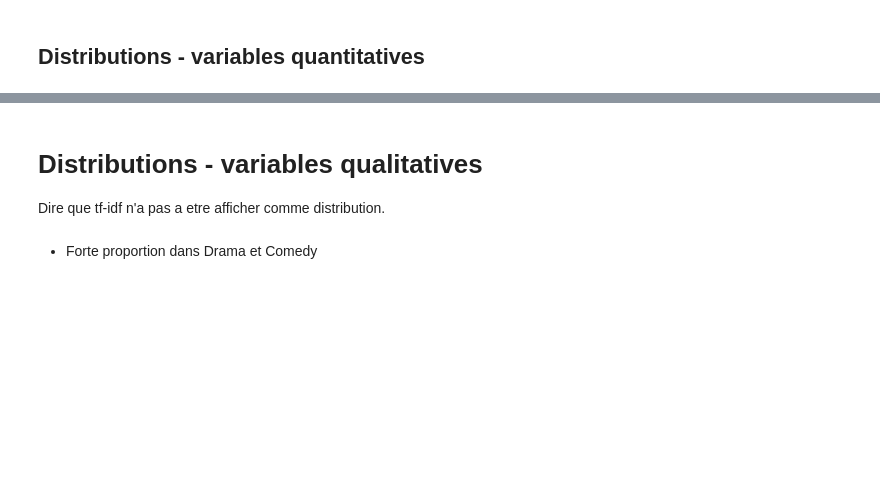
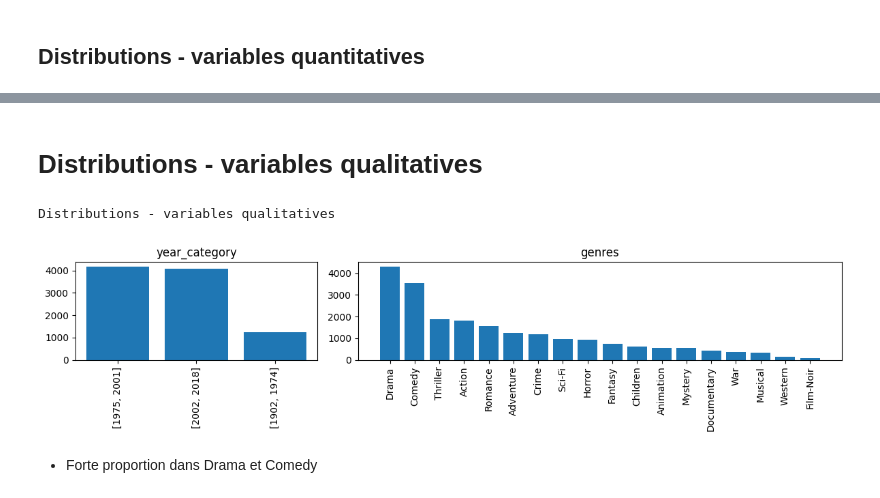
Before and after one commit to jfgagnon00/MovieLens, a Jupyter notebook: A58.ipynb, the cells around one changed output, grey strips where cells are left out. Cells and saved outputs as stored; diff of their text form; code cells hidden in the pictures; blank space fills up the shorter version.

```diff
--- a/A58.ipynb
+++ b/A58.ipynb
@@ -143,29 +246,29 @@ Dire qu'on prend **year_boxcox_std**
 # %% [markdown]
 # Distributions - variables qualitatives
-
-Dire que tf-idf n'a pas a etre afficher comme distribution.
 # %%
-year_category_ohe_df = qual_df.year_category.str.get_dummies()
-year_category_count = year_category_ohe_df.sum(axis=0)
-
-genres_ohe_df = qual_df.genres.str.get_dummies(sep=configs.dataset.genre_splitter)
+year_category_count = movies_df.year_category.value_counts()
 genres_count = genres_ohe_df.sum(axis=0)
 genres_count.sort_values(ascending=False, inplace=True)
 
+print("Distributions - variables qualitatives")
 
-plt.figure(figsize=(8, 3))
+_, axes = plt.subplots(1,
+                       2,
+                       width_ratios=[1, 2],
+                       figsize=(12, 3))
+axes[0].bar(year_category_count.index, year_category_count)
+axes[0].tick_params(axis="x", labelrotation=90)
+axes[0].set_title("year_category")
 
-plt.subplot(121)
-plt.bar(year_category_count.index, year_category_count)
-plt.title("year_category")
-
-plt.subplot(122)
-plt.bar(genres_count.index, genres_count)
-plt.tick_params(axis="x", labelrotation=90)
-plt.title("genres")
+axes[1].bar(genres_count.index, genres_count)
+axes[1].tick_params(axis="x", labelrotation=90)
+axes[1].set_title("genres")
 
 plt.tight_layout()
 plt.show()
+# %% [output]
+Distributions - variables qualitatives
+[figure, added]
 # %% [markdown]
 * Forte proportion dans Drama et Comedy
 # %% [markdown]
```
Also changed, not shown: parts of 33 cells of this notebook, 1 other file.
